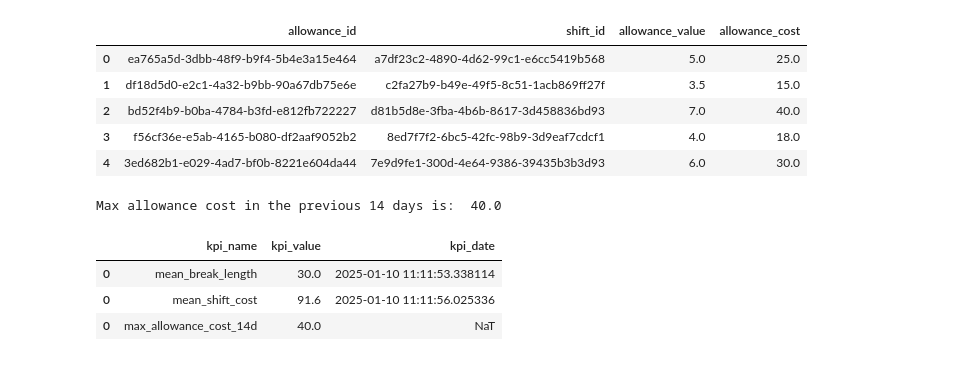
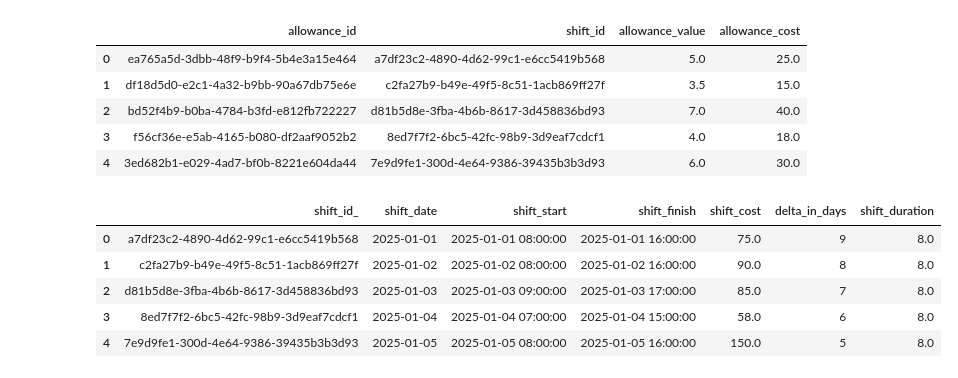
Before and after one commit to MimaJovic/hello-world, a Jupyter notebook: my_code/code.ipynb, the cells around one changed output. Drawn from its saved outputs; the diff is of its cells as text; code cells hidden in the pictures.

Commit message:
Added fourth row in stg_kpis, removed css and html files and changed some code regarding third row in stg_kpis

```diff
--- a/my_code/code.ipynb
+++ b/my_code/code.ipynb
@@ -181,17 +181,26 @@ display(raw_allowances)
 | 3 | f56cf36e-e5ab-4165-b080-df2aaf9052b2 | 8ed7f7f2-6bc5-42fc-98b9-3d9eaf7cdcf1 | 4.0 | 18.0 |
 | 4 | 3ed682b1-e029-4ad7-bf0b-8221e604da44 | 7e9d9fe1-300d-4e64-9386-39435b3b3d93 | 6.0 | 30.0 |
 # %%
-# Second part - join sub_shifts and allowances in order to get max cost
-joined_allowances_sub_shifts = sub_shifts.join(raw_allowances, lsuffix= "shift_id_", rsuffix="shift_id", how = "left")
-max_allowance = joined_allowances_sub_shifts["allowance_cost"].max()
+# Second part (switch join positions in order to see what will happen in pull request)
+# Again we are joining allowances and sub_shifts but with different order
+joined_allowances_sub_shifts_2 = raw_allowances.join(sub_shifts, lsuffix= "shift_id", rsuffix="shift_id_", how = "left")
+max_allowance = joined_allowances_sub_shifts_2["allowance_cost"].max()
 print("Max allowance cost in the previous 14 days is: ", max_allowance)
 # Third part - add this new value to stg_kpis
 new_row = pd.DataFrame({'kpi_name': ["max_allowance_cost_14d"], 'kpi_value': [max_allowance]})
 stg_kpis = pd.concat([stg_kpis, new_row])
 display(stg_kpis)
-# %% [output]
-Max allowance cost in the previous 14 days is:  40.0
-|  | kpi_name | kpi_value | kpi_date |
-| 0 | mean_break_length | 30.0 | 2025-01-10 11:11:53.338114 |
-| 0 | mean_shift_cost | 91.6 | 2025-01-10 11:11:56.025336 |
-| 0 | max_allowance_cost_14d | 40.0 | NaT |
+# %%
+# Fourth new column - min shift length in hours
+# Add new column that represents shift duration (difference in hours between shift_end and shift_start)
+stg_shifts["shift_finish"] = pd.to_datetime(stg_shifts["shift_finish"])
+stg_shifts["shift_start"] = pd.to_datetime(stg_shifts["shift_start"])
+stg_shifts["shift_duration"] = ((stg_shifts["shift_finish"] - stg_shifts["shift_start"]).dt.total_seconds()) / 3600
+display(stg_shifts)
+# %% [output]
+|  | shift_id_ | shift_date | shift_start | shift_finish | shift_cost | delta_in_days | shift_duration |
+| 0 | a7df23c2-4890-4d62-99c1-e6cc5419b568 | 2025-01-01 | 2025-01-01 08:00:00 | 2025-01-01 16:00:00 | 75.0 | 9 | 8.0 |
+| 1 | c2fa27b9-b49e-49f5-8c51-1acb869ff27f | 2025-01-02 | 2025-01-02 08:00:00 | 2025-01-02 16:00:00 | 90.0 | 8 | 8.0 |
+| 2 | d81b5d8e-3fba-4b6b-8617-3d458836bd93 | 2025-01-03 | 2025-01-03 09:00:00 | 2025-01-03 17:00:00 | 85.0 | 7 | 8.0 |
+| 3 | 8ed7f7f2-6bc5-42fc-98b9-3d9eaf7cdcf1 | 2025-01-04 | 2025-01-04 07:00:00 | 2025-01-04 15:00:00 | 58.0 | 6 | 8.0 |
+| 4 | 7e9d9fe1-300d-4e64-9386-39435b3b3d93 | 2025-01-05 | 2025-01-05 08:00:00 | 2025-01-05 16:00:00 | 150.0 | 5 | 8.0 |
```
Also changed, not shown: parts of 1 cell of this notebook, 2 other files.
